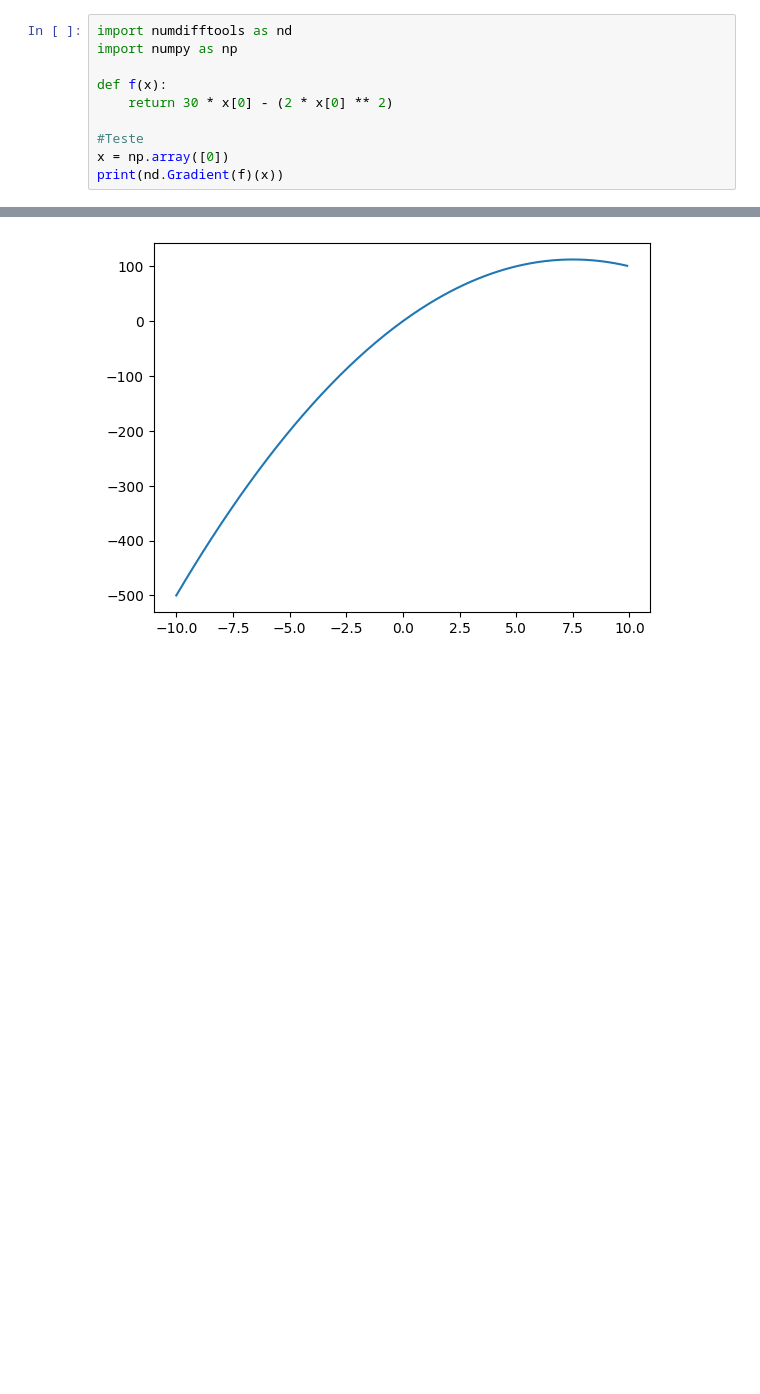
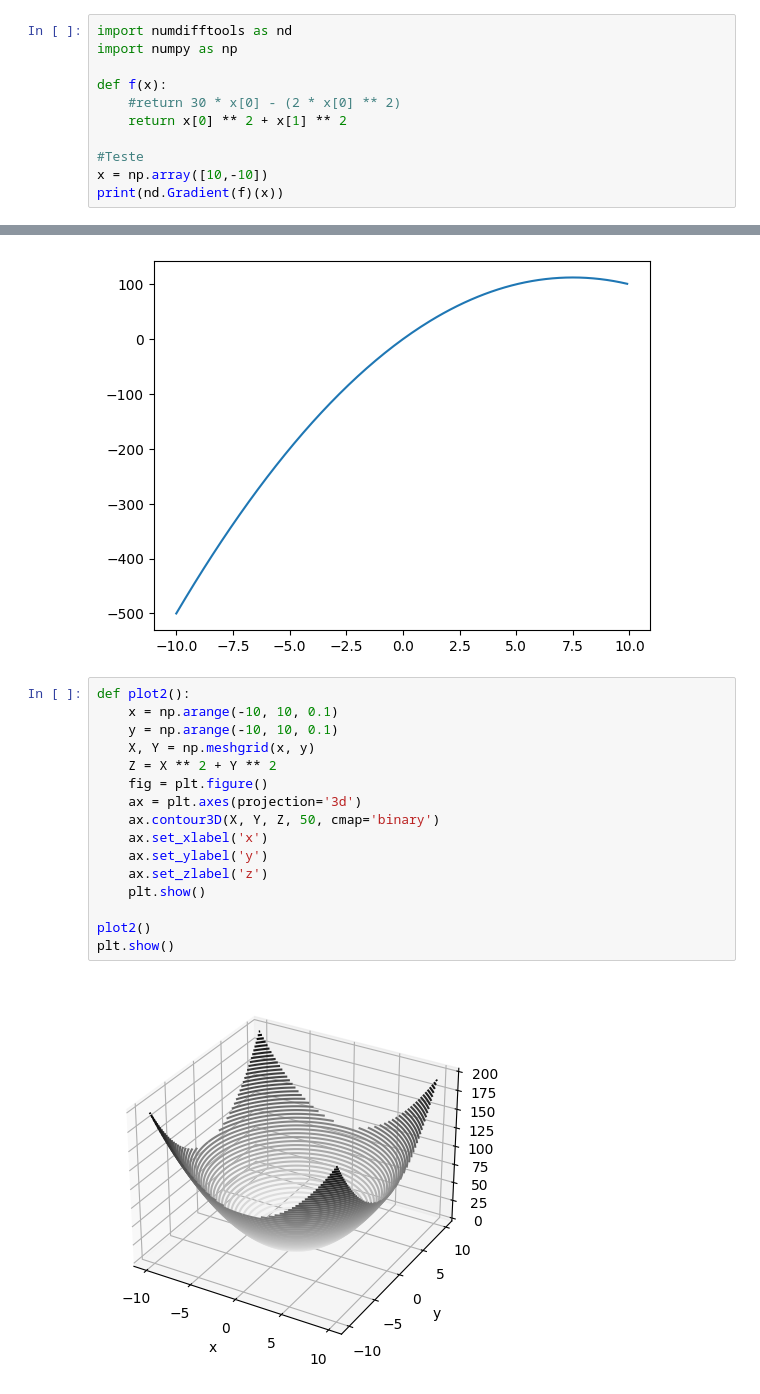
Before and after one commit to amaral220x/IC2023, a Jupyter notebook: gradient.ipynb, the cells around one changed output, grey strips where cells are left out. Saved outputs shown, nothing was run; the diff lists cells and outputs as text; blank space fills up the shorter version.

```diff
--- a/gradient.ipynb
+++ b/gradient.ipynb
@@ -3,9 +3,10 @@ import numdifftools as nd
 import numpy as np
 
 def f(x):
-    return 30 * x[0] - (2 * x[0] ** 2)
+    #return 30 * x[0] - (2 * x[0] ** 2)
+    return x[0] ** 2 + x[1] ** 2
 
 #Teste
-x = np.array([0])
+x = np.array([10,-10])
 print(nd.Gradient(f)(x))
 # %% [output]
@@ -46,6 +48,24 @@ plotar_grafico()
 plt.show()
 # %% [output]
 [figure]
+# %%
+def plot2():
+    x = np.arange(-10, 10, 0.1)
+    y = np.arange(-10, 10, 0.1)
+    X, Y = np.meshgrid(x, y)
+    Z = X ** 2 + Y ** 2
+    fig = plt.figure()
+    ax = plt.axes(projection='3d')
+    ax.contour3D(X, Y, Z, 50, cmap='binary')
+    ax.set_xlabel('x')
+    ax.set_ylabel('y')
+    ax.set_zlabel('z')
+    plt.show()
+
+plot2()
+plt.show()
+# %% [output]
+[figure, added]
 # %%
 
 x = np.array([-10])
```
Also changed, not shown: parts of 4 cells of this notebook.
